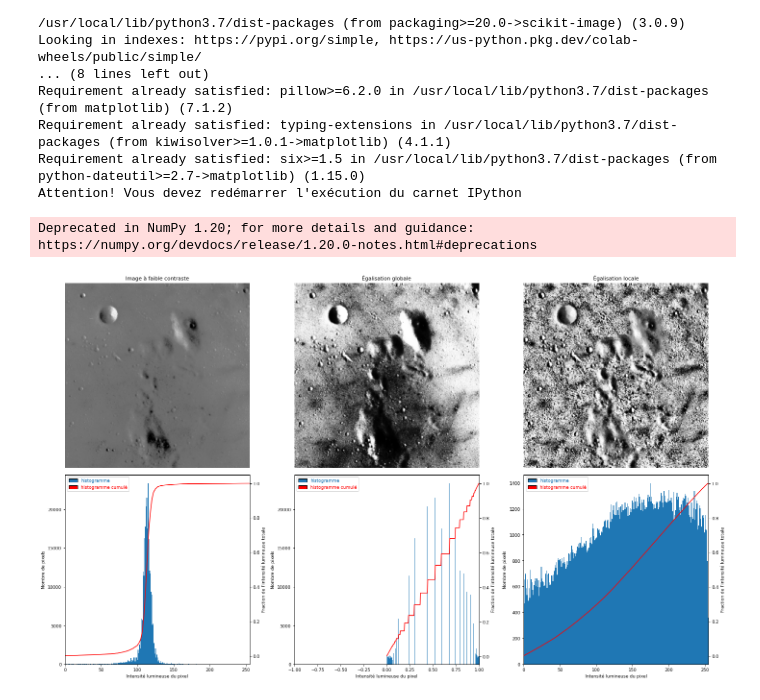
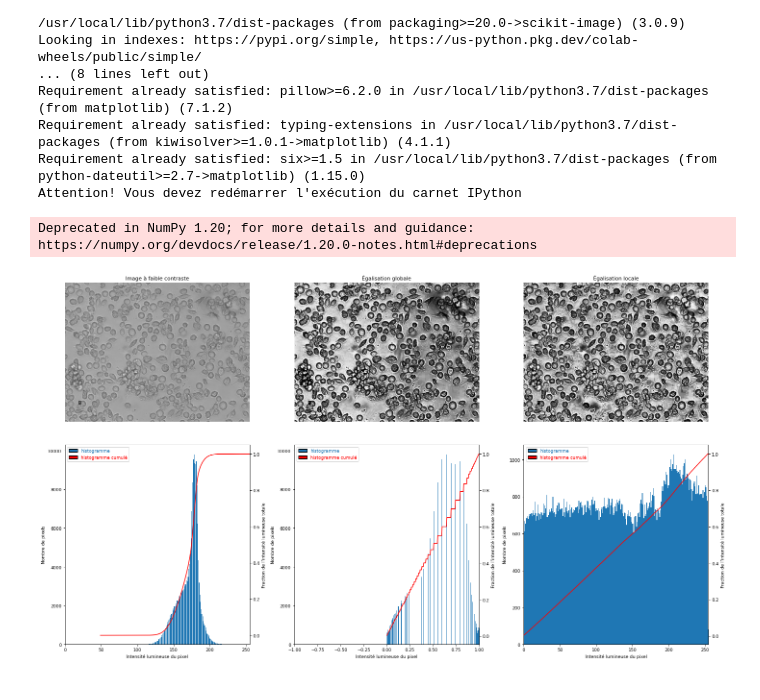
Before and after one commit to jhguay/base_ouverte, a Jupyter notebook: Labos/Lab-Contraste_Image/Correction_contraste_image-Colab.ipynb, the cells around one changed output. Saved outputs shown, nothing was run; the diff lists cells and outputs as text; code cells hidden in the pictures.

```diff
--- a/Labos/Lab-Contraste_Image/Correction_contraste_image-Colab.ipynb
+++ b/Labos/Lab-Contraste_Image/Correction_contraste_image-Colab.ipynb
@@ -58,7 +58,7 @@ Attention! Vous devez redémarrer l'exécution du carnet IPython
 import numpy as np
 import matplotlib
 import matplotlib.pyplot as plt
-
+import cv2
 from skimage import data
 from skimage.util.dtype import dtype_range
 from skimage.util import img_as_ubyte
@@ -97,6 +97,7 @@ def plot_img_and_hist(image, axes, bins=256):
 
 # Lecture d'une image à faible contraste
 img = img_as_ubyte(data.moon())
+img = cv2.imread("/content/celluleImageFaibleContraste.jpg", 0)
 
 # Égalisation globale
 img_rescale = exposure.equalize_hist(img)
@@ -114,31 +115,31 @@ axes[0, 2] = plt.subplot(2, 3, 3, sharex=axes[0, 0], sharey=axes[0, 0])
 axes[1, 0] = plt.subplot(2, 3, 4)
 axes[1, 1] = plt.subplot(2, 3, 5)
 axes[1, 2] = plt.subplot(2, 3, 6)
 
 # Créer la légende des histogrammes
 handles = [Rectangle((0,0),1,1,color=c,ec="k") for c in [None,'r']]
 labels= ["histogramme","histogramme cumulé"]
 
 ax_img, ax_hist, ax_cdf = plot_img_and_hist(img, axes[:, 0])
 ax_img.set_title('Image à faible contraste')
 ax_hist.set_ylabel('Nombre de pixels')
 ax_cdf.set_ylabel("Fraction de l'intensité lumineuse totale")
 plt.legend(handles,labels,labelcolor=['#1F77B4','r'], framealpha=0.7, loc='upper left')
 
 ax_img, ax_hist, ax_cdf = plot_img_and_hist(img_rescale, axes[:, 1])
 ax_img.set_title('Égalisation globale')
 ax_hist.set_ylabel('Nombre de pixels')
 ax_cdf.set_ylabel("Fraction de l'intensité lumineuse totale")
 plt.legend(handles,labels,labelcolor=['#1F77B4','r'], framealpha=0.7, loc='upper left')
 
 ax_img, ax_hist, ax_cdf = plot_img_and_hist(img_eq, axes[:, 2])
 ax_img.set_title('Égalisation locale')
 ax_hist.set_ylabel('Nombre de pixels')
 ax_cdf.set_ylabel("Fraction de l'intensité lumineuse totale")
 plt.legend(handles,labels,labelcolor=['#1F77B4','r'], framealpha=0.7, loc='upper left')
 
 # Prévenir la superposition des étiquettes pour l'axe des y
 fig.tight_layout()
 # %% [output]
 Deprecated in NumPy 1.20; for more details and guidance: https://numpy.org/devdocs/release/1.20.0-notes.html#deprecations
-[figure, old version]
+[figure, new version]
```
